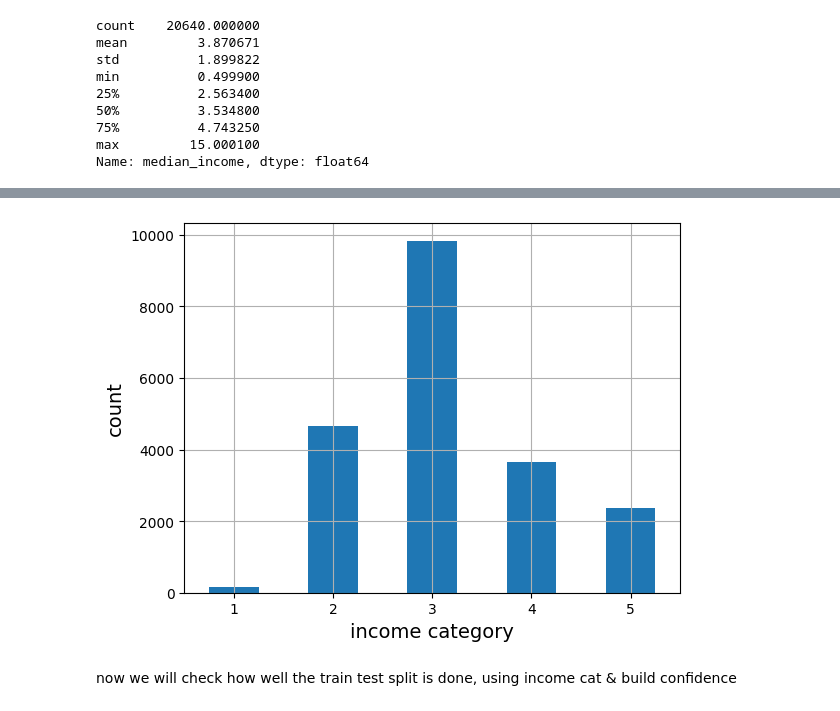
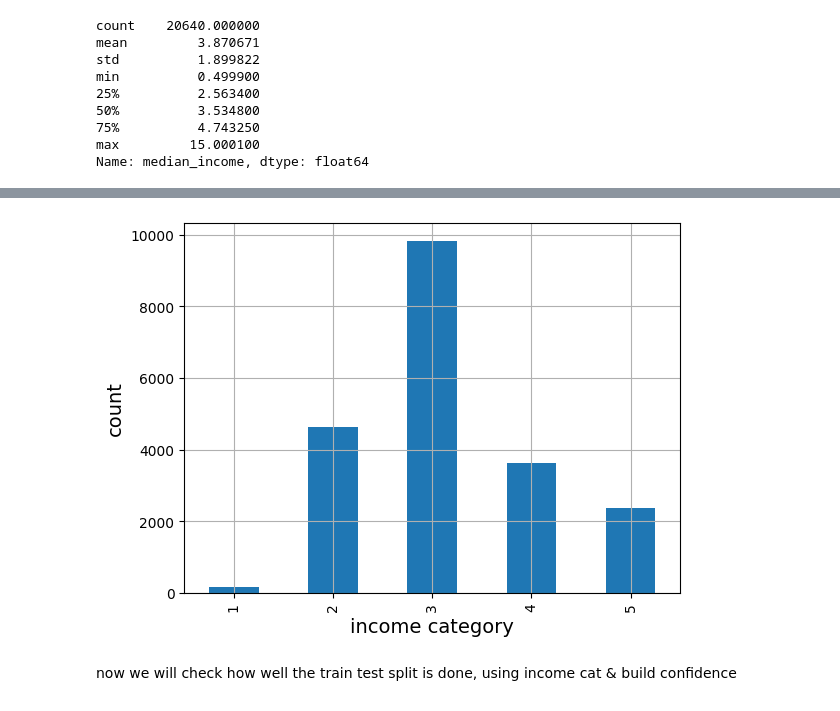
Before and after one commit to hassin070/hands_on_ML_, a Jupyter notebook: chapter_2.ipynb, the cells around one changed output, grey strips where cells are left out. Saved outputs shown, nothing was run; the diff lists cells and outputs as text; code cells hidden in the pictures.

```diff
--- a/chapter_2.ipynb
+++ b/chapter_2.ipynb
@@ -203,12 +203,12 @@ dataset.head()
 | 3 | -122.25 | 37.85 | 52.0 | 1274.0 | 235.0 | 558.0 | 219.0 | ... |
 | 4 | -122.25 | 37.85 | 52.0 | 1627.0 | 280.0 | 565.0 | 259.0 | ... |
 # %%
-dataset['income_cat'].value_counts().sort_index().plot.bar(rot=0, grid=True)
+dataset['income_cat'].value_counts().sort_index().plot.bar(rot=90, grid=True)
 plt.xlabel('income category')
 plt.ylabel('count')
 plt.show()
 # %% [output]
-[figure, old version]
+[figure, new version]
 # %% [markdown]
 now we will check how well the train test split is done, using income cat & build confidence
 # %%
```
Also changed, not shown: parts of 35 cells of this notebook.
